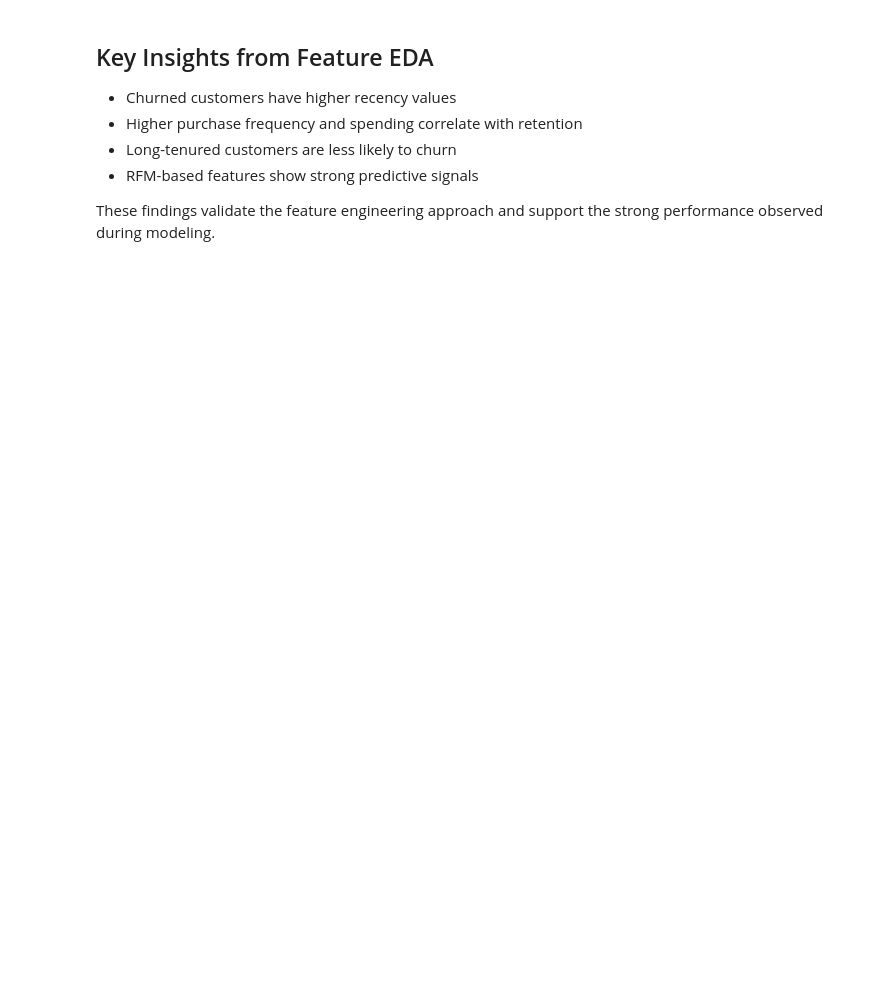
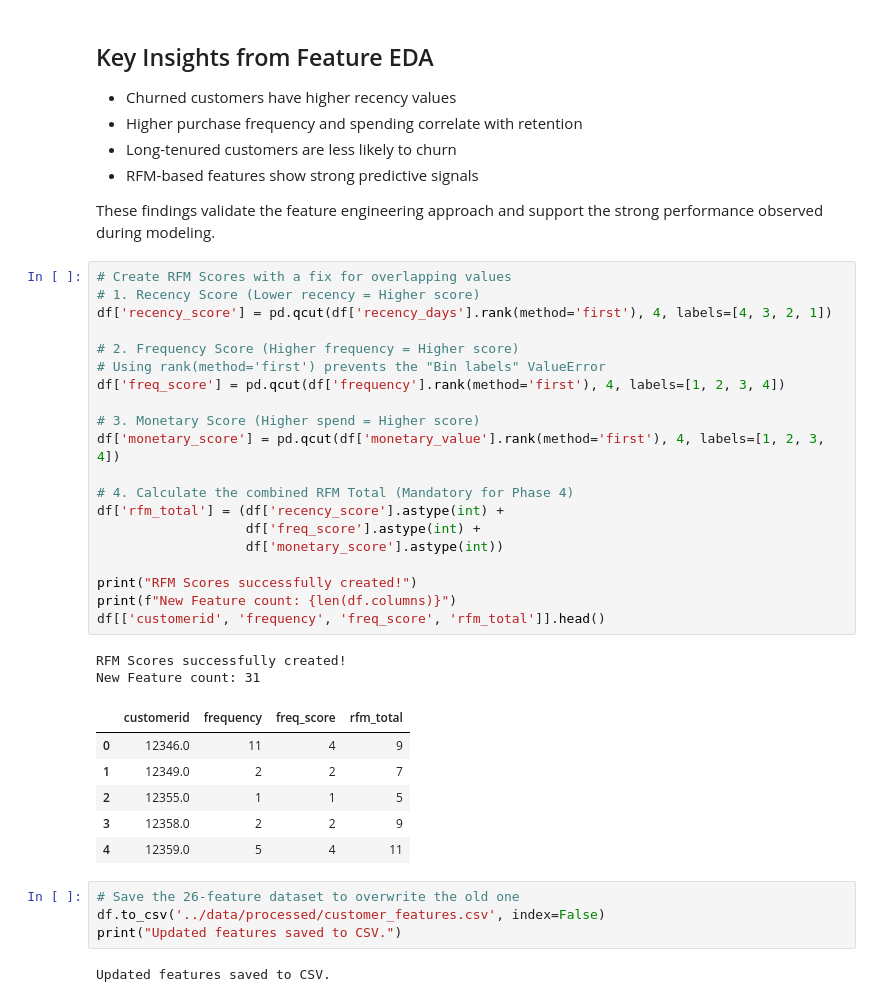
Before and after one commit to vinay-gupta-kandula/ecommerce-churn-prediction, a Jupyter notebook: notebooks/03_feature_eda.ipynb, the cells around one changed output. Cells and saved outputs as stored; diff of their text form; blank space fills up the shorter version.

```diff
--- a/notebooks/03_feature_eda.ipynb
+++ b/notebooks/03_feature_eda.ipynb
@@ -171,3 +171,38 @@ df.groupby("churn")[key_features].mean().round(2)
 
 These findings validate the feature engineering approach and
 support the strong performance observed during modeling.
+# %%
+# Create RFM Scores with a fix for overlapping values
+# 1. Recency Score (Lower recency = Higher score)
+df['recency_score'] = pd.qcut(df['recency_days'].rank(method='first'), 4, labels=[4, 3, 2, 1])
+
+# 2. Frequency Score (Higher frequency = Higher score)
+# Using rank(method='first') prevents the "Bin labels" ValueError
+df['freq_score'] = pd.qcut(df['frequency'].rank(method='first'), 4, labels=[1, 2, 3, 4])
+
+# 3. Monetary Score (Higher spend = Higher score)
+df['monetary_score'] = pd.qcut(df['monetary_value'].rank(method='first'), 4, labels=[1, 2, 3, 4])
+
+# 4. Calculate the combined RFM Total (Mandatory for Phase 4)
+df['rfm_total'] = (df['recency_score'].astype(int) +
+                   df['freq_score'].astype(int) +
+                   df['monetary_score'].astype(int))
+
+print("RFM Scores successfully created!")
+print(f"New Feature count: {len(df.columns)}")
+df[['customerid', 'frequency', 'freq_score', 'rfm_total']].head()
+# %% [output]
+RFM Scores successfully created!
+New Feature count: 31
+|  | customerid | frequency | freq_score | rfm_total |
+| 0 | 12346.0 | 11 | 4 | 9 |
+| 1 | 12349.0 | 2 | 2 | 7 |
+| 2 | 12355.0 | 1 | 1 | 5 |
+| 3 | 12358.0 | 2 | 2 | 9 |
+| 4 | 12359.0 | 5 | 4 | 11 |
+# %%
+# Save the 26-feature dataset to overwrite the old one
+df.to_csv('../data/processed/customer_features.csv', index=False)
+print("Updated features saved to CSV.")
+# %% [output]
+Updated features saved to CSV.
```
Also changed, not shown: parts of 14 cells of this notebook.
